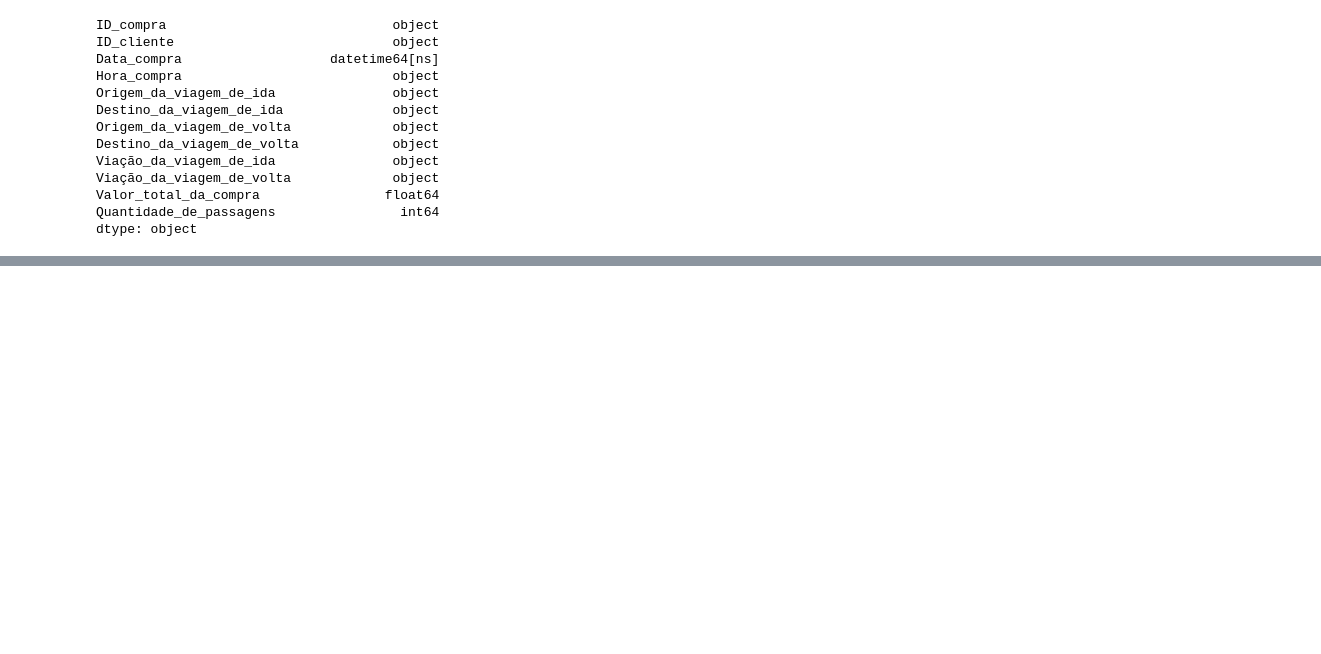
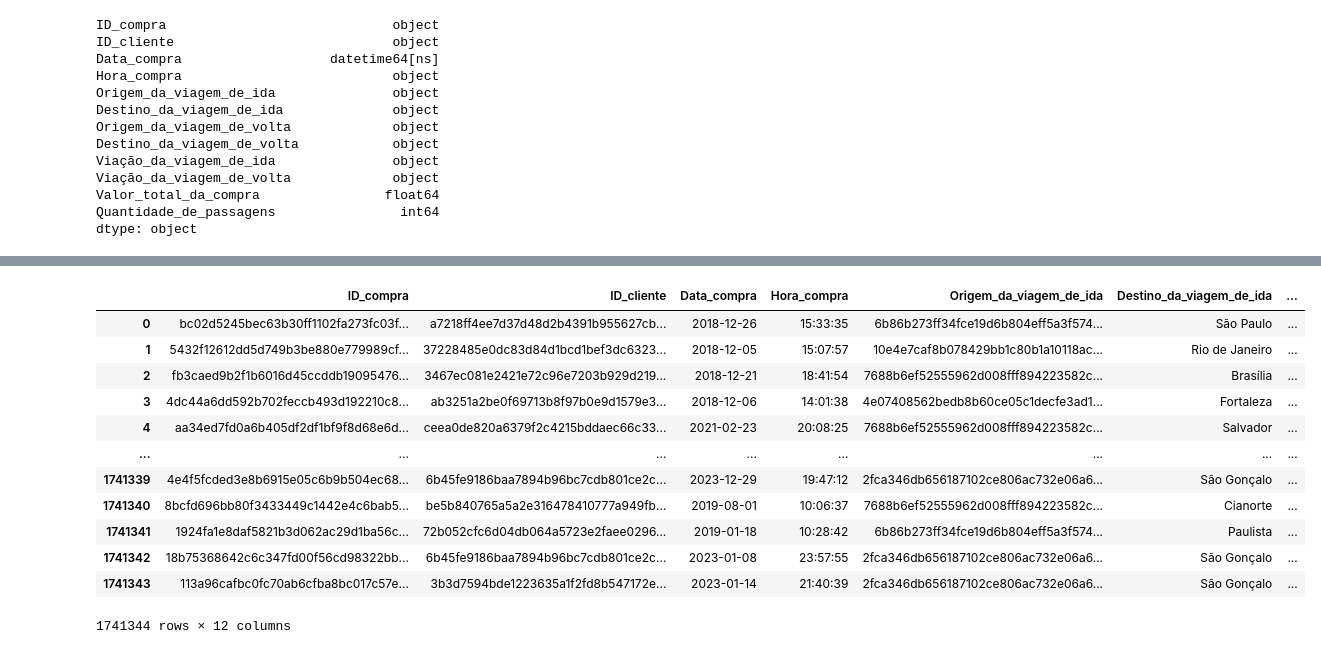
Before and after one commit to JhArantes/F5-Challenge-ClickBus, a Jupyter notebook: Trantando_Dados.ipynb, the cells around one changed output, grey strips where cells are left out. Saved outputs shown, nothing was run; the diff lists cells and outputs as text; code cells hidden in the pictures; blank space fills up the shorter version.

```diff
--- a/Trantando_Dados.ipynb
+++ b/Trantando_Dados.ipynb
@@ -101,0 +104,4 @@ csv_clickbus.to_csv("dados_tratados_clickbus.csv", index=False, encoding="utf-8"
+# %%
+brazilian_cities = pd.read_csv(r'brazilian_cities.csv')
+
+brazilian_cities.head()
@@ -101,0 +115,30 @@ csv_clickbus.to_csv("dados_tratados_clickbus.csv", index=False, encoding="utf-8"
+# %%
+# Pegar lista de cidades ordenadas por população (mais populosas primeiro)
+lista_cidades = brazilian_cities.sort_values(by="osm_population", ascending=False)["city"].tolist()
+
+# Criar um dicionário que mapeia cada hash único para uma cidade
+hashes_unicos = csv_clickbus["Destino_da_viagem_de_ida"].unique()
+map_hash_para_cidade = {}
+
+for i, h in enumerate(hashes_unicos):
+    # Vai pegando da lista de cidades em ordem, e se acabar repete
+    map_hash_para_cidade[h] = lista_cidades[i % len(lista_cidades)]
+
+# Substituir no dataframe
+csv_clickbus["Destino_da_viagem_de_ida"] = csv_clickbus["Destino_da_viagem_de_ida"].map(map_hash_para_cidade)
+
+csv_clickbus
+# %% [output]
+|  | ID_compra | ID_cliente | Data_compra | Hora_compra | Origem_da_viagem_de_ida | Destino_da_viagem_de_ida | ... |
+| 0 | bc02d5245bec63b30ff1102fa273fc03f... | a7218ff4ee7d37d48d2b4391b955627cb... | 2018-12-26 | 15:33:35 | 6b86b273ff34fce19d6b804eff5a3f574... | São Paulo | ... |
+| 1 | 5432f12612dd5d749b3be880e779989cf... | 37228485e0dc83d84d1bcd1bef3dc6323... | 2018-12-05 | 15:07:57 | 10e4e7caf8b078429bb1c80b1a10118ac... | Rio de Janeiro | ... |
+| 2 | fb3caed9b2f1b6016d45ccddb19095476... | 3467ec081e2421e72c96e7203b929d219... | 2018-12-21 | 18:41:54 | 7688b6ef52555962d008fff894223582c... | Brasília | ... |
+| 3 | 4dc44a6dd592b702feccb493d192210c8... | ab3251a2be0f69713b8f97b0e9d1579e3... | 2018-12-06 | 14:01:38 | 4e07408562bedb8b60ce05c1decfe3ad1... | Fortaleza | ... |
+| 4 | aa34ed7fd0a6b405df2df1bf9f8d68e6d... | ceea0de820a6379f2c4215bddaec66c33... | 2021-02-23 | 20:08:25 | 7688b6ef52555962d008fff894223582c... | Salvador | ... |
+| ... | ... | ... | ... | ... | ... | ... | ... |
+| 1741339 | 4e4f5fcded3e8b6915e05c6b9b504ec68... | 6b45fe9186baa7894b96bc7cdb801ce2c... | 2023-12-29 | 19:47:12 | 2fca346db656187102ce806ac732e06a6... | São Gonçalo | ... |
+| 1741340 | 8bcfd696bb80f3433449c1442e4c6bab5... | be5b840765a5a2e316478410777a949fb... | 2019-08-01 | 10:06:37 | 7688b6ef52555962d008fff894223582c... | Cianorte | ... |
+| 1741341 | 1924fa1e8daf5821b3d062ac29d1ba56c... | 72b052cfc6d04db064a5723e2faee0296... | 2019-01-18 | 10:28:42 | 6b86b273ff34fce19d6b804eff5a3f574... | Paulista | ... |
+| 1741342 | 18b75368642c6c347fd00f56cd98322bb... | 6b45fe9186baa7894b96bc7cdb801ce2c... | 2023-01-08 | 23:57:55 | 2fca346db656187102ce806ac732e06a6... | São Gonçalo | ... |
+| 1741343 | 113a96cafbc0fc70ab6cfba8bc017c57e... | 3b3d7594bde1223635a1f2fd8b547172e... | 2023-01-14 | 21:40:39 | 2fca346db656187102ce806ac732e06a6... | São Gonçalo | ... |
+1741344 rows × 12 columns
```
Also changed, not shown: parts of 7 cells of this notebook, 1 other file.
